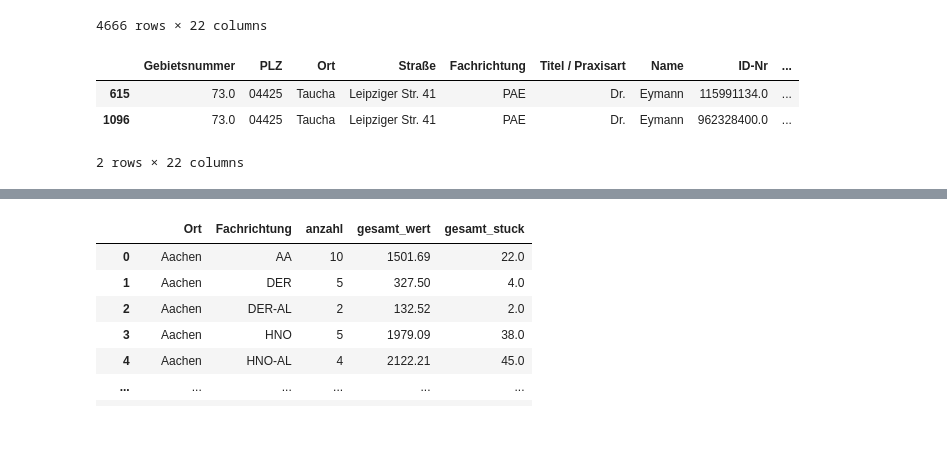
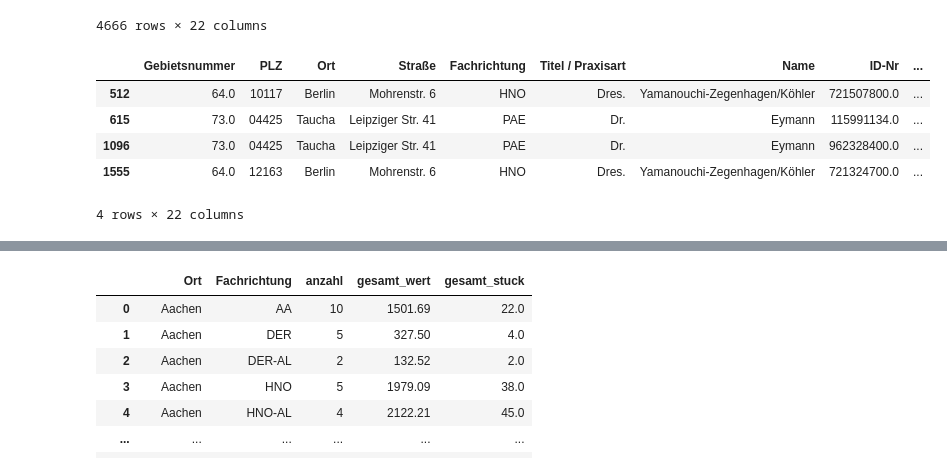
Before and after one commit to Kher92/Customy, a Jupyter notebook: sauber.ipynb, the cells around one changed output, grey strips where cells are left out. Cells and saved outputs as stored; diff of their text form; code cells hidden in the pictures; blank space fills up the shorter version.

```diff
--- a/sauber.ipynb
+++ b/sauber.ipynb
@@ -80,12 +80,13 @@ df_m
 | 14999 | NaN | NaN | NaN | NaN | NaN | NaN | NaN | NaN | ... |
 4666 rows × 22 columns
 # %%
-df_m[df_m['Ort']=='Taucha']
 # %% [output]
 |  | Gebietsnummer | PLZ | Ort | Straße | Fachrichtung | Titel / Praxisart | Name | ID-Nr | ... |
+| 512 | 64.0 | 10117 | Berlin | Mohrenstr. 6 | HNO | Dres. | Yamanouchi-Zegenhagen/Köhler | 721507800.0 | ... |
 | 615 | 73.0 | 04425 | Taucha | Leipziger Str. 41 | PAE | Dr. | Eymann | 115991134.0 | ... |
 | 1096 | 73.0 | 04425 | Taucha | Leipziger Str. 41 | PAE | Dr. | Eymann | 962328400.0 | ... |
+| 1555 | 64.0 | 12163 | Berlin | Mohrenstr. 6 | HNO | Dres. | Yamanouchi-Zegenhagen/Köhler | 721324700.0 | ... |
-2 rows × 22 columns
+4 rows × 22 columns
 # %%
 df_ohen_duplicate = df[~df_duplicate]
 # %%
```
Also changed, not shown: parts of 3 cells of this notebook.
